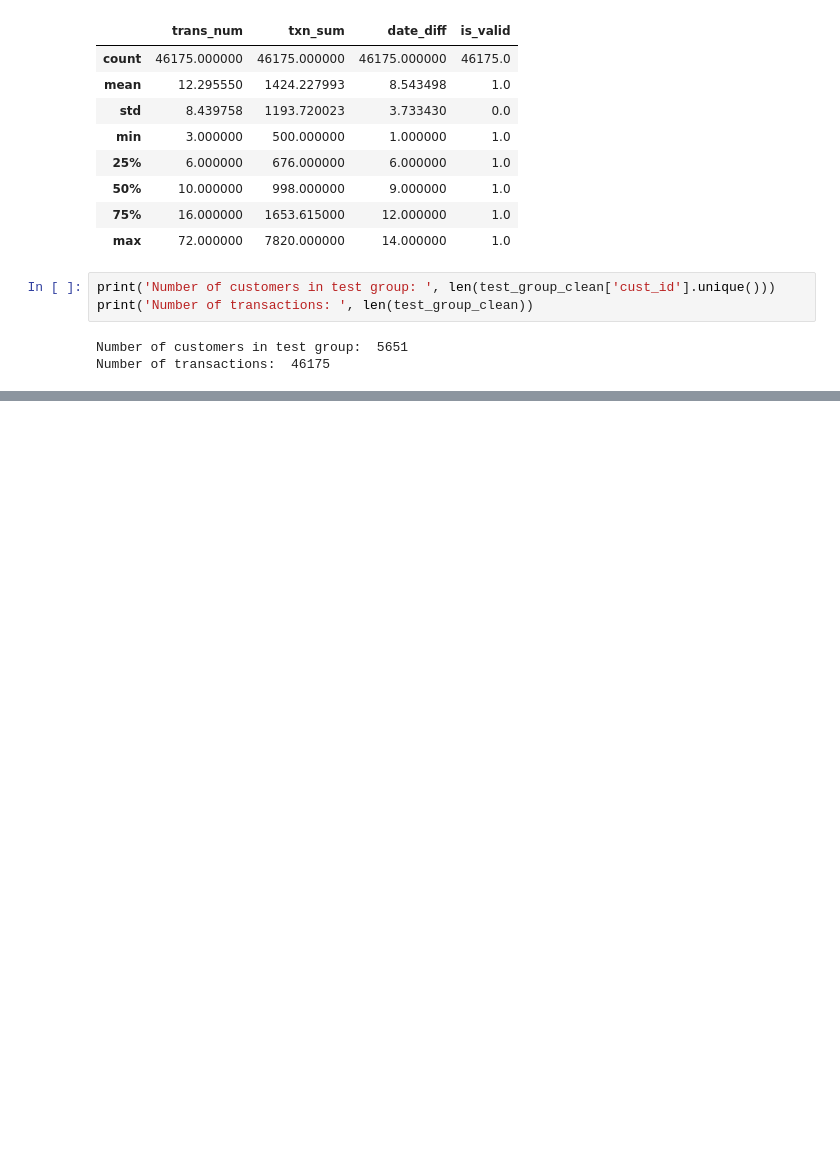
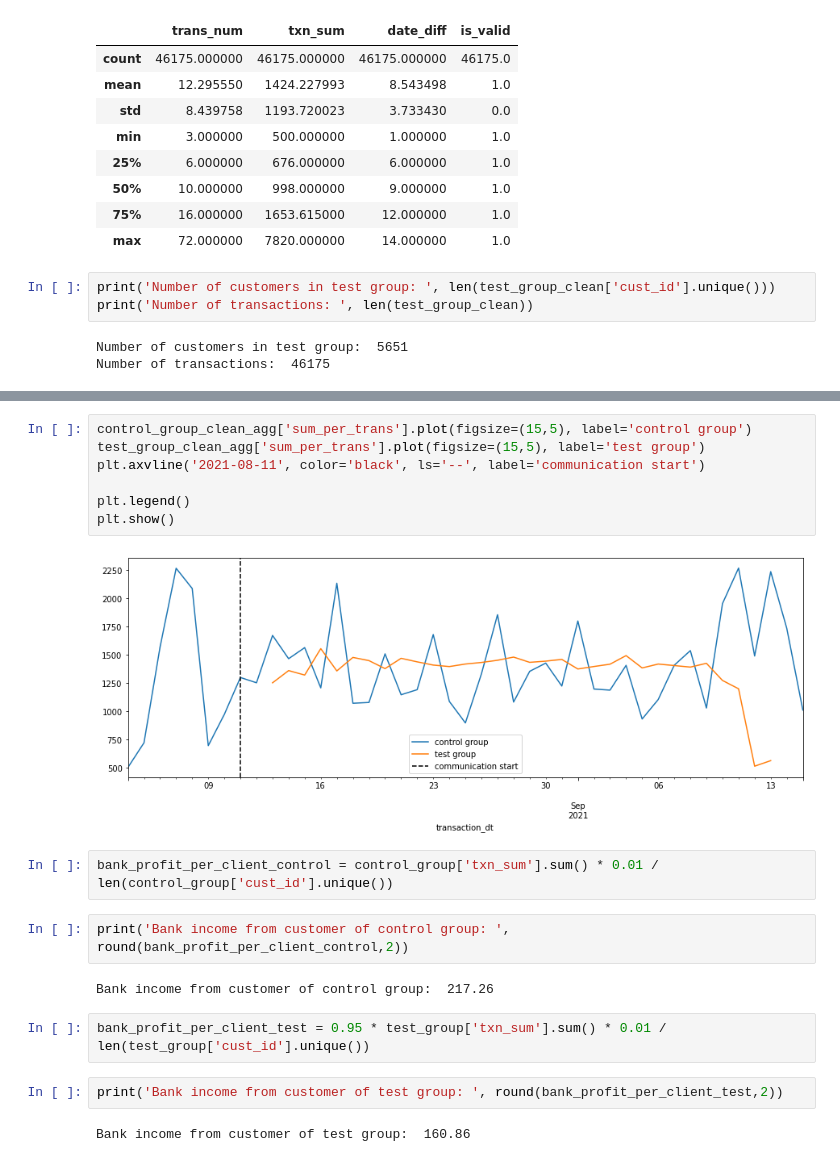
Before and after one commit to daniildzheparov999/digital_compaign_analysis, a Jupyter notebook: hw_v2.ipynb, the cells around one changed output, grey strips where cells are left out. Saved outputs shown, nothing was run; the diff lists cells and outputs as text; blank space fills up the shorter version.

```diff
--- a/hw_v2.ipynb
+++ b/hw_v2.ipynb
@@ -717,0 +855,21 @@ Number of transactions:  46175
+# %%
+control_group_clean_agg['sum_per_trans'].plot(figsize=(15,5), label='control group')
+test_group_clean_agg['sum_per_trans'].plot(figsize=(15,5), label='test group')
+plt.axvline('2021-08-11', color='black', ls='--', label='communication start')
+
+plt.legend()
+plt.show()
+# %% [output]
+[figure, added]
+# %%
+bank_profit_per_client_control = control_group['txn_sum'].sum() * 0.01 / len(control_group['cust_id'].unique())
+# %%
+print('Bank income from customer of control group: ', round(bank_profit_per_client_control,2))
+# %% [output]
+Bank income from customer of control group:  217.26
+# %%
+bank_profit_per_client_test = 0.95 * test_group['txn_sum'].sum() * 0.01 / len(test_group['cust_id'].unique())
+# %%
+print('Bank income from customer of test group: ', round(bank_profit_per_client_test,2))
+# %% [output]
+Bank income from customer of test group:  160.86
```
Also changed, not shown: parts of 16 cells of this notebook.
